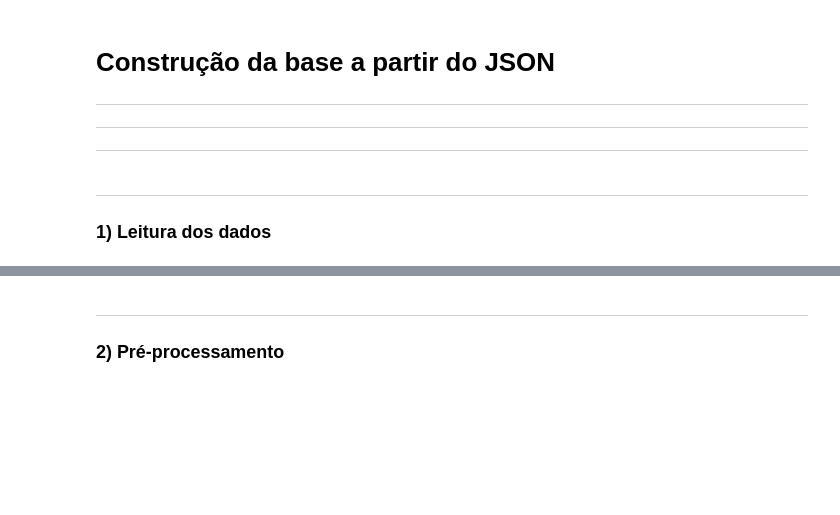
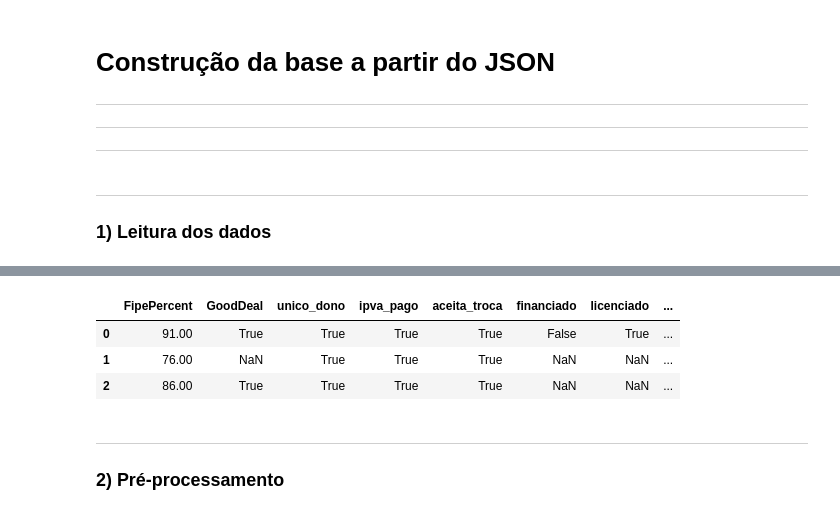
Before and after one commit to wes-carvalho/scrapers, a Jupyter notebook: nbs/build_df.ipynb, the cells around one changed output, grey strips where cells are left out. Drawn from its saved outputs; the diff is of its cells as text; code cells hidden in the pictures; blank space fills up the shorter version.

```diff
--- a/nbs/build_df.ipynb
+++ b/nbs/build_df.ipynb
@@ -104,3 +108,10 @@ df.columns.tolist()
+# %%
+show_all(df.head(3))
+# %% [output]
+|  | FipePercent | GoodDeal | unico_dono | ipva_pago | aceita_troca | financiado | licenciado | ... |
+| 0 | 91.00 | True | True | True | True | False | True | ... |
+| 1 | 76.00 | NaN | True | True | True | NaN | NaN | ... |
+| 2 | 86.00 | True | True | True | True | NaN | NaN | ... |
 # %% [markdown]
 _______
 
```
Also changed, not shown: parts of 12 cells of this notebook.
